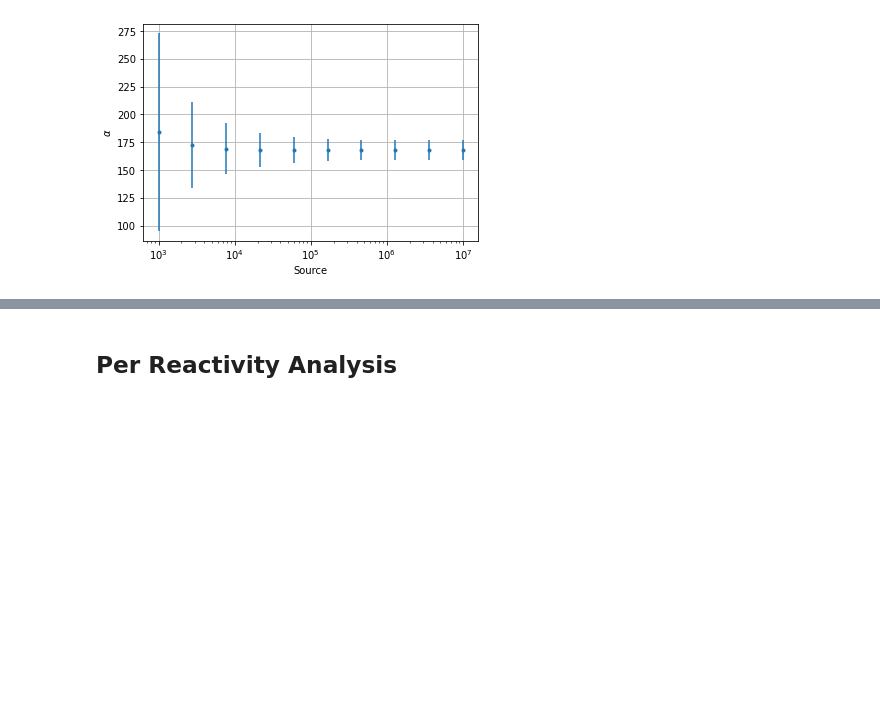
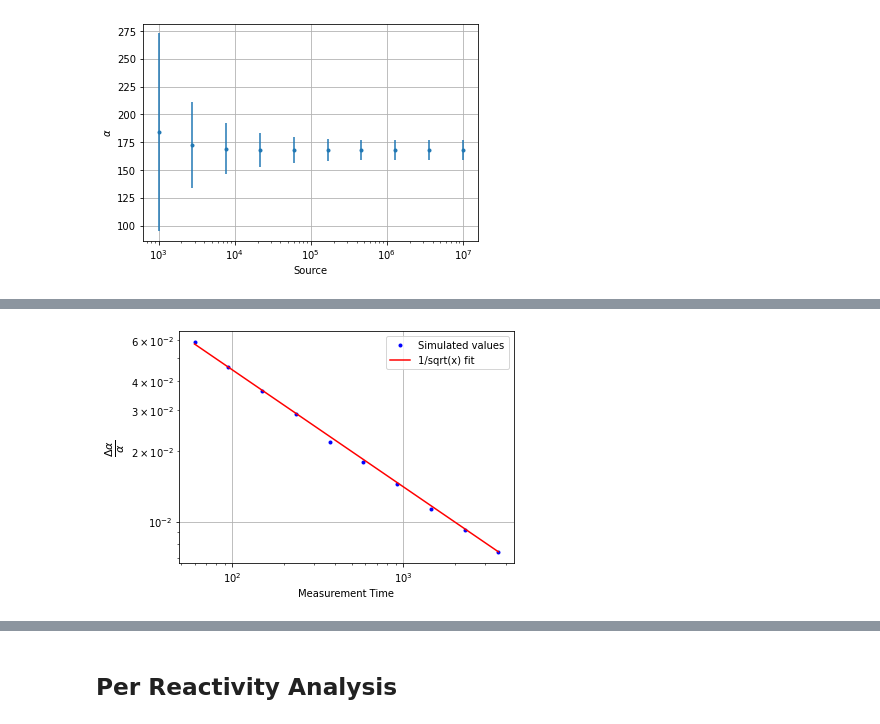
Before and after one commit to esheder/noise, a Jupyter notebook: hpc_runs/data_analysis.ipynb, the cells around one changed output, grey strips where cells are left out. Cells and saved outputs as stored; diff of their text form; code cells hidden in the pictures; blank space fills up the shorter version.

```diff
--- a/hpc_runs/data_analysis.ipynb
+++ b/hpc_runs/data_analysis.ipynb
@@ -627,2 +640,30 @@ for option, slc in zip(options, slices):
 [figure]
 [figure]
+# %%
+def inv_sqrt(x, a):
+    return a/np.sqrt(x)
+# %%
+import scipy.optimize as scopt
+option = options[0]
+slc = slices[0]
+unkey = (set(defaults.keys()) - set(option.keys())).pop()
+dat = newdata.loc[slc].reset_index().loc[:, (unkey, *val_names)]
+x, stdy, sampledy = dat[unkey], dat['Alpha'], dat['Alpha STD']
+y, yerr = np.array([z.n for z in stdy]), [z.s for z in stdy]
+mask = sampledy.values<0.5*y
+x, y, dy = x[mask], y[mask], sampledy[mask]
+popt, fitcov = scopt.curve_fit(inv_sqrt, x, dy/y, bounds=(1e-4, 1))
+xfine = np.linspace(min(x), max(x), 500)
+yfine = inv_sqrt(xfine, popt[0])
+
+plt.figure()
+plt.loglog(x, dy/y, 'b.', label='Simulated values')
+plt.loglog(xfine, yfine, 'r-', label='1/sqrt(x) fit')
+plt.xlabel(unkey)
+plt.ylabel(r'$\frac{\Delta\alpha}{\alpha}$', fontsize=16)
+plt.legend()
+plt.grid()
+plt.tight_layout()
+plt.savefig('SDE_Measurement_Time_Relative_Error.jpg', dpi=600)
+# %% [output]
+[figure, added]
```
Also changed, not shown: parts of 14 cells of this notebook.
